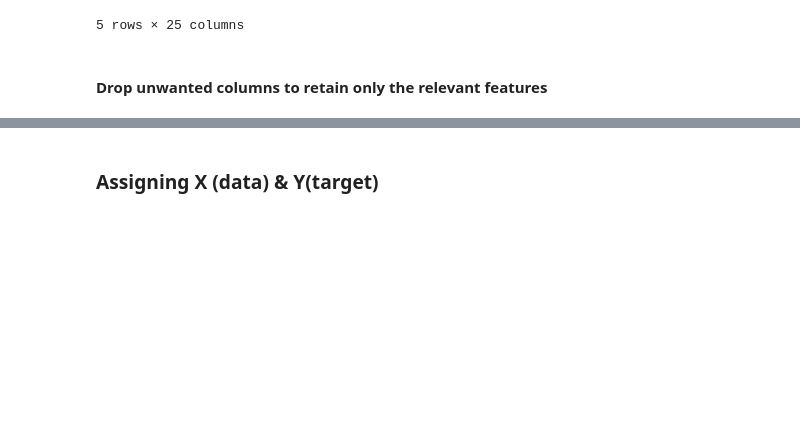
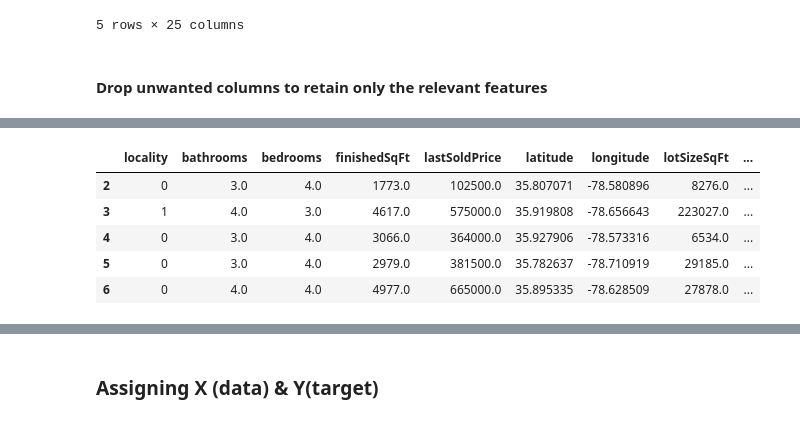
Before and after one commit to SagiNandKishore/housing-analysis, a Jupyter notebook: HousingPrices_LinearRegression.ipynb, the cells around one changed output, grey strips where cells are left out. Drawn from its saved outputs; the diff is of its cells as text; code cells hidden in the pictures; blank space fills up the shorter version.

```diff
--- a/HousingPrices_LinearRegression.ipynb
+++ b/HousingPrices_LinearRegression.ipynb
@@ -121,0 +125,15 @@ rdc_data.head()
+# %%
+d = {
+  'neighborhood': 0,
+  'city': 1
+}
+
+rdc_data_final=rdc_data.replace(d)
+rdc_data_final.head()
+# %% [output]
+|  | locality | bathrooms | bedrooms | finishedSqFt | lastSoldPrice | latitude | longitude | lotSizeSqFt | ... |
+| 2 | 0 | 3.0 | 4.0 | 1773.0 | 102500.0 | 35.807071 | -78.580896 | 8276.0 | ... |
+| 3 | 1 | 4.0 | 3.0 | 4617.0 | 575000.0 | 35.919808 | -78.656643 | 223027.0 | ... |
+| 4 | 0 | 3.0 | 4.0 | 3066.0 | 364000.0 | 35.927906 | -78.573316 | 6534.0 | ... |
+| 5 | 0 | 3.0 | 4.0 | 2979.0 | 381500.0 | 35.782637 | -78.710919 | 29185.0 | ... |
+| 6 | 0 | 4.0 | 4.0 | 4977.0 | 665000.0 | 35.895335 | -78.628509 | 27878.0 | ... |
```
Also changed, not shown: parts of 10 cells of this notebook, 2 other files.
